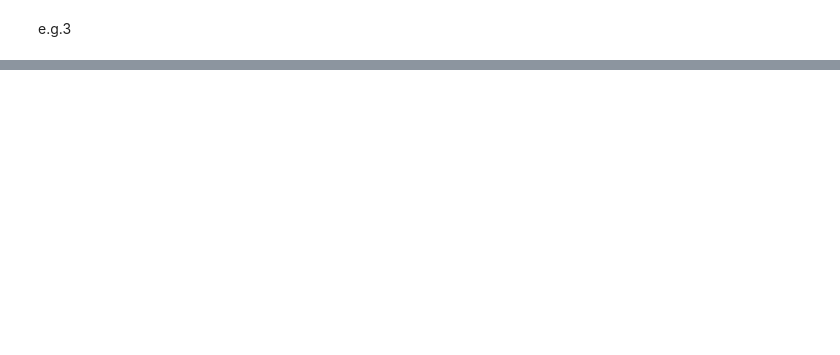
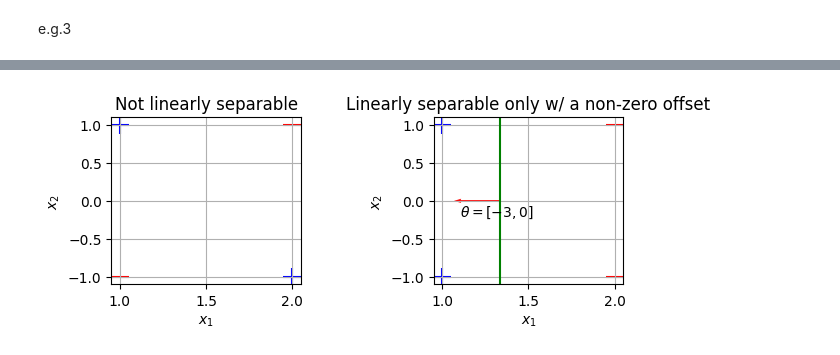
Before and after one commit to pquynhvu/ML, a Jupyter notebook: perceptrons.ipynb, the cells around one changed output, grey strips where cells are left out. Saved outputs shown, nothing was run; the diff lists cells and outputs as text; code cells hidden in the pictures; blank space fills up the shorter version.

```diff
--- a/perceptrons.ipynb
+++ b/perceptrons.ipynb
@@ -173,0 +189,9 @@ plt.show()
+# %%
+X2 = np.array([[1,-1],[1,1],[2,-1],[2,1]]).reshape(4,2)
+y2 = [1,1,-1,-1]
+
+df2 = pd.DataFrame(X2, columns=['x1','x2'])
+df2 = df2.assign(y = y2)
+
+perceptron_with_offset(X2, y2, 100)
+perceptron_through_origin(X2, y2, 100)
@@ -173,0 +212,24 @@ plt.show()
+# %%
+plt.subplot(2,2,1)
+plt.scatter(df1[df1['y']==1]['x1'], df1[df1['y']==1]['x2'], marker='+', s=150, c='b')
+plt.scatter(df1[df1['y']==-1]['x1'], df1[df1['y']==-1]['x2'], marker='_', s=150, c='r')
+plt.title('Not linearly separable')
+plt.xlabel('$x_{1}$')
+plt.ylabel('$x_{2}$')
+plt.grid()
+
+plt.subplot(2,2,2)
+plt.scatter(df2[df2['y']==1]['x1'], df2[df2['y']==1]['x2'], marker='+', s=150, c='b')
+plt.scatter(df2[df2['y']==-1]['x1'], df2[df2['y']==-1]['x2'], marker='_', s=150, c='r')
+plt.title('Linearly separable only w/ a non-zero offset')
+plt.axvline(x = 4/3, color = 'g', linestyle = '-')
+plt.quiver(4/3, 0, -4/3, 0, color='r', units='xy', scale=3)
+plt.text(1.1, -0.2, '$\\theta = [-3,0]$')
+plt.xlabel('$x_{1}$')
+plt.ylabel('$x_{2}$')
+plt.grid()
+
+plt.subplots_adjust(left=0.1, bottom=0.1, right=0.9, top=0.9, wspace=0.7, hspace=0.3)
+plt.show()
+# %% [output]
+[figure, added]
```
Also changed, not shown: parts of 13 cells of this notebook, 1 other file.
